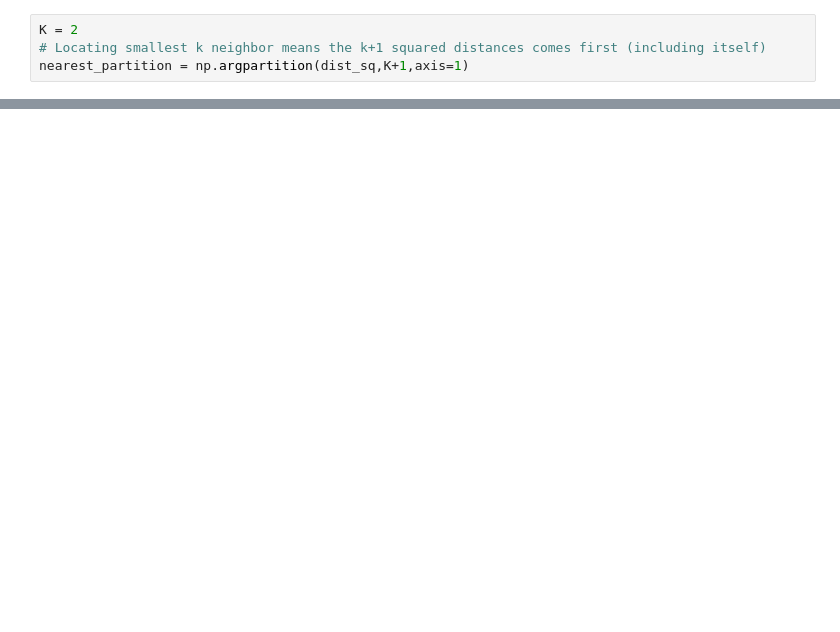
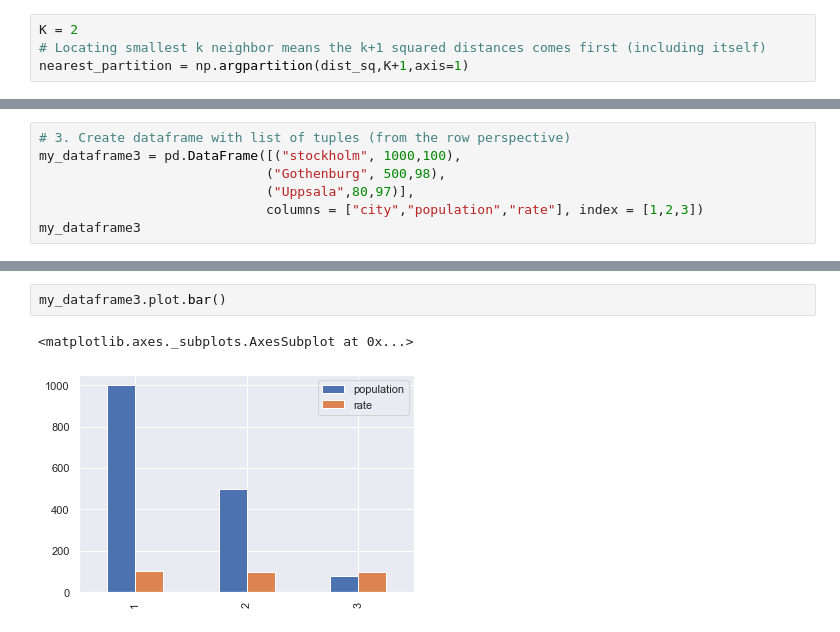
Before and after one commit to lindholmen/DataScienceLearningTutorial, a Jupyter notebook: notebooks/numpy_practice_notebook_version.ipynb, the cells around one changed output, grey strips where cells are left out. Cells and saved outputs as stored; diff of their text form; blank space fills up the shorter version.

```diff
--- a/notebooks/numpy_practice_notebook_version.ipynb
+++ b/notebooks/numpy_practice_notebook_version.ipynb
@@ -812,0 +1380,7 @@ for i in range(X.shape[0]):
+# %%
+# 3. Create dataframe with list of tuples (from the row perspective)
+my_dataframe3 = pd.DataFrame([("stockholm", 1000,100),
+                             ("Gothenburg", 500,98),
+                             ("Uppsala",80,97)],
+                             columns = ["city","population","rate"], index = [1,2,3])
+my_dataframe3
@@ -812,0 +1432,5 @@ for i in range(X.shape[0]):
+# %%
+my_dataframe3.plot.bar()
+# %% [output]
+<matplotlib.axes._subplots.AxesSubplot at 0x...>
+[figure, added]
```
Also changed, not shown: parts of 249 cells of this notebook, 1 other file.
